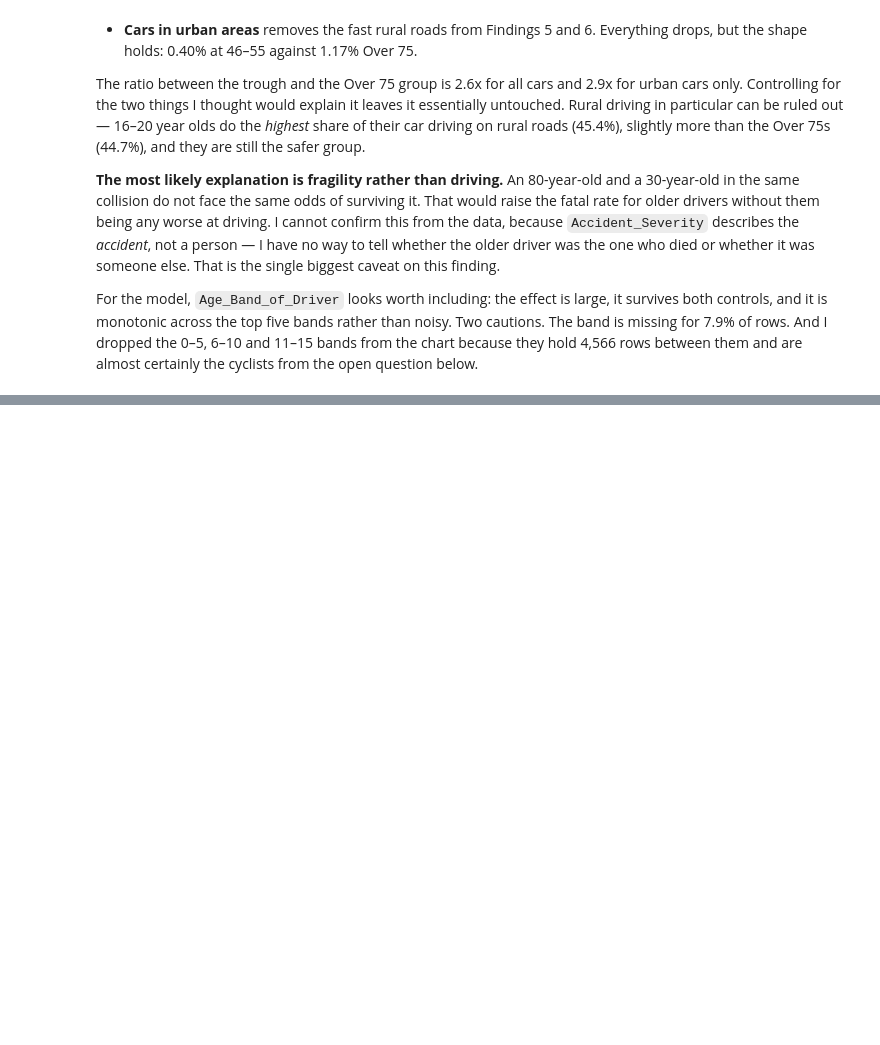
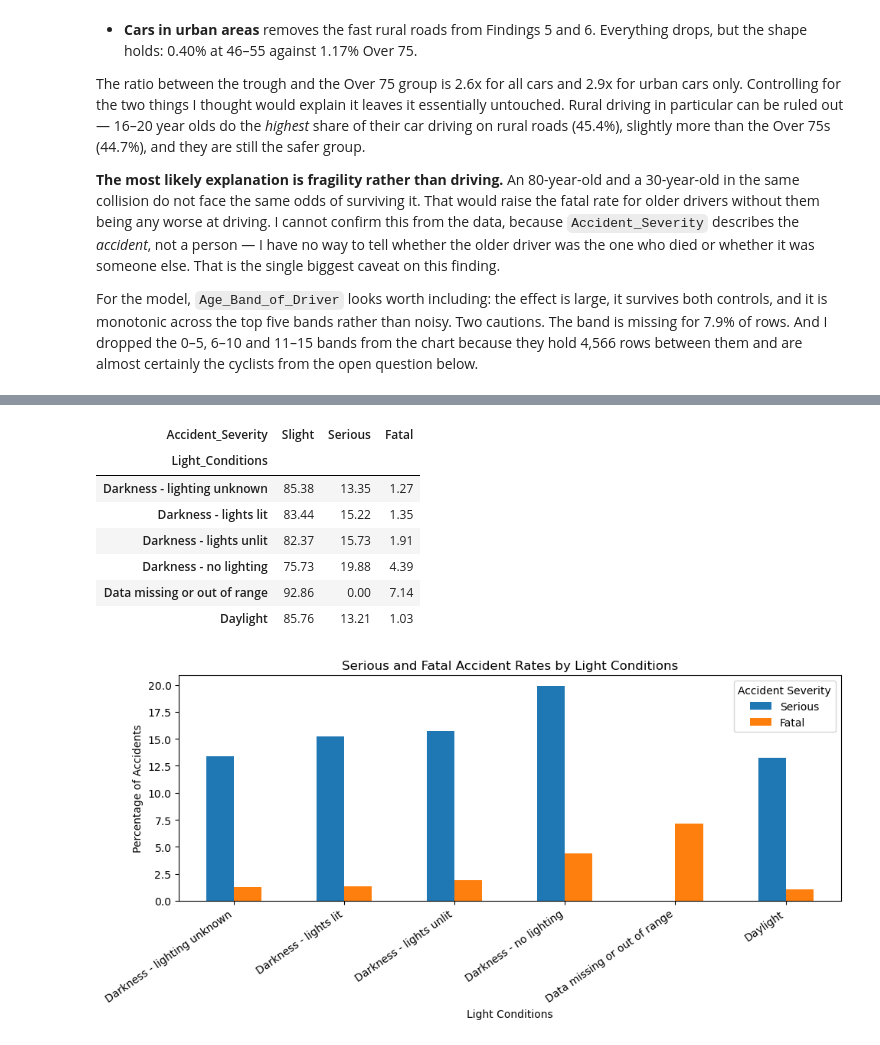
Before and after one commit to AmiJoba22/uk_road_safety_datapipe, a Jupyter notebook: notebooks/main_eda.ipynb, the cells around one changed output, grey strips where cells are left out. Saved outputs shown, nothing was run; the diff lists cells and outputs as text; code cells hidden in the pictures; blank space fills up the shorter version.

```diff
--- a/notebooks/main_eda.ipynb
+++ b/notebooks/main_eda.ipynb
@@ -307,0 +413,35 @@ below.
+# %%
+light_severity = pd.crosstab(
+    accidents["Light_Conditions"],
+    accidents["Accident_Severity"],
+    normalize="index"
+) * 100
+
+light_severity = light_severity[
+    ["Slight", "Serious", "Fatal"]
+]
+
+display(light_severity.round(2))
+
+light_severity[["Serious", "Fatal"]].plot(
+    kind="bar",
+    figsize=(10, 5)
+)
+
+plt.title("Serious and Fatal Accident Rates by Light Conditions")
+plt.xlabel("Light Conditions")
+plt.ylabel("Percentage of Accidents")
+plt.xticks(rotation=35, ha="right")
+plt.legend(title="Accident Severity")
+plt.tight_layout()
+plt.show()
+# %% [output]
+| Accident_Severity | Slight | Serious | Fatal |
+| Light_Conditions |  |  |  |
+| Darkness - lighting unknown | 85.38 | 13.35 | 1.27 |
+| Darkness - lights lit | 83.44 | 15.22 | 1.35 |
+| Darkness - lights unlit | 82.37 | 15.73 | 1.91 |
+| Darkness - no lighting | 75.73 | 19.88 | 4.39 |
+| Data missing or out of range | 92.86 | 0.00 | 7.14 |
+| Daylight | 85.76 | 13.21 | 1.03 |
+[figure, added]
```
Also changed, not shown: parts of 14 cells of this notebook.
